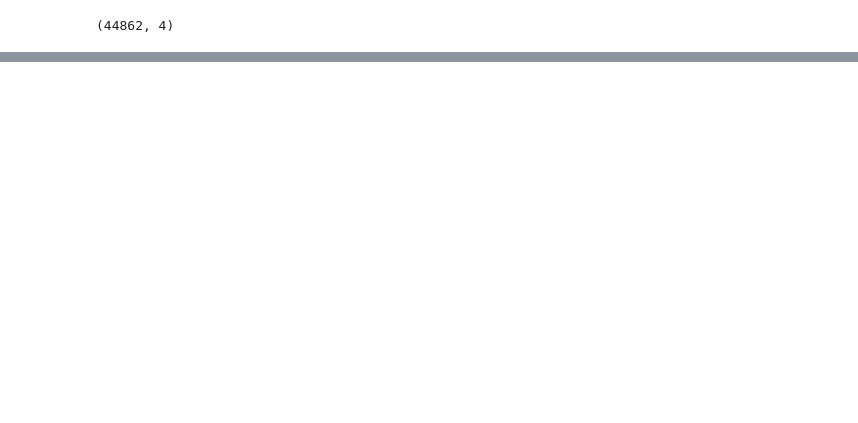
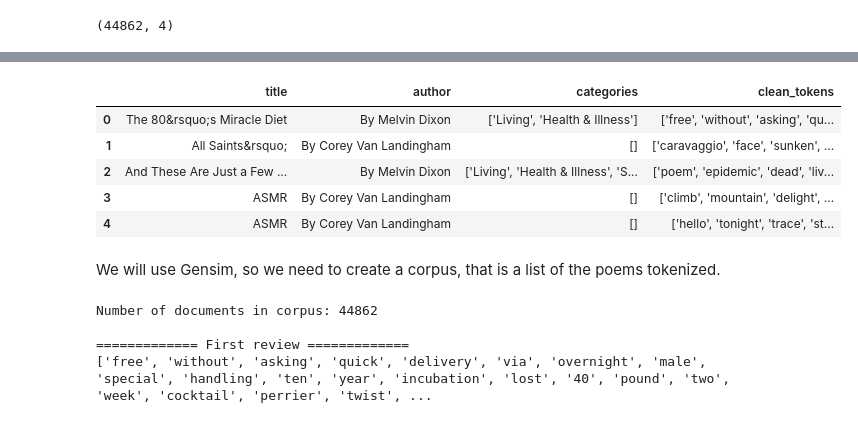
Before and after one commit to danitoribio/NLP-classification-poems, a Jupyter notebook: final_project.ipynb, the cells around one changed output, grey strips where cells are left out. Drawn from its saved outputs; the diff is of its cells as text; code cells hidden in the pictures; blank space fills up the shorter version.

```diff
--- a/final_project.ipynb
+++ b/final_project.ipynb
@@ -410,0 +440,15 @@ df2.head(10)
+# %%
+# For colab
+data = pd.read_csv('/content/drive/MyDrive/data_poems_preprocessed.csv', encoding='latin-1')
+# For local
+#data = pd.read_csv('data_poems_preprocessed.csv', encoding='latin-1')
+data.head(5)
+# %% [output]
+|  | title | author | categories | clean_tokens |
+| 0 | The 80&rsquo;s Miracle Diet | By Melvin Dixon | ['Living', 'Health & Illness'] | ['free', 'without', 'asking', 'qu... |
+| 1 | All Saints&rsquo; | By Corey Van Landingham | [] | ['caravaggio', 'face', 'sunken', ... |
+| 2 | And These Are Just a Few ... | By Melvin Dixon | ['Living', 'Health & Illness', 'S... | ['poem', 'epidemic', 'dead', 'liv... |
+| 3 | ASMR | By Corey Van Landingham | [] | ['climb', 'mountain', 'delight', ... |
+| 4 | ASMR | By Corey Van Landingham | [] | ['hello', 'tonight', 'trace', 'st... |
+# %% [markdown]
+We will use Gensim, so we need to create a corpus, that is a list of the poems tokenized.
@@ -410,0 +461,9 @@ df2.head(10)
+# %%
+print(colored('Number of documents in corpus: '+str(len(corpus)), 'green'))
+print(colored('\n============= First review =============', 'blue'))
+print(corpus[0])
+# %% [output]
+Number of documents in corpus: 44862
+
+============= First review =============
+['free', 'without', 'asking', 'quick', 'delivery', 'via', 'overnight', 'male', 'special', 'handling', 'ten', 'year', 'incubation', 'lost', '40', 'pound', 'two', 'week', 'cocktail', 'perrier', 'twist', ...
```
Also changed, not shown: parts of 13 cells of this notebook.
